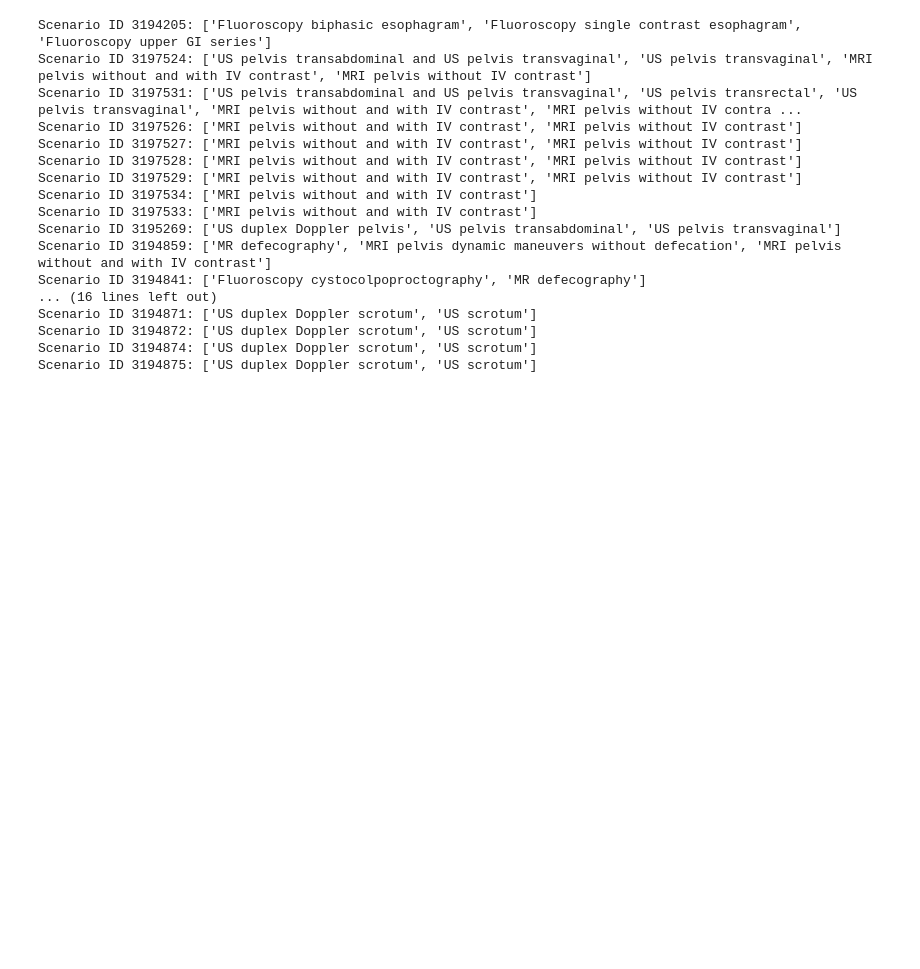
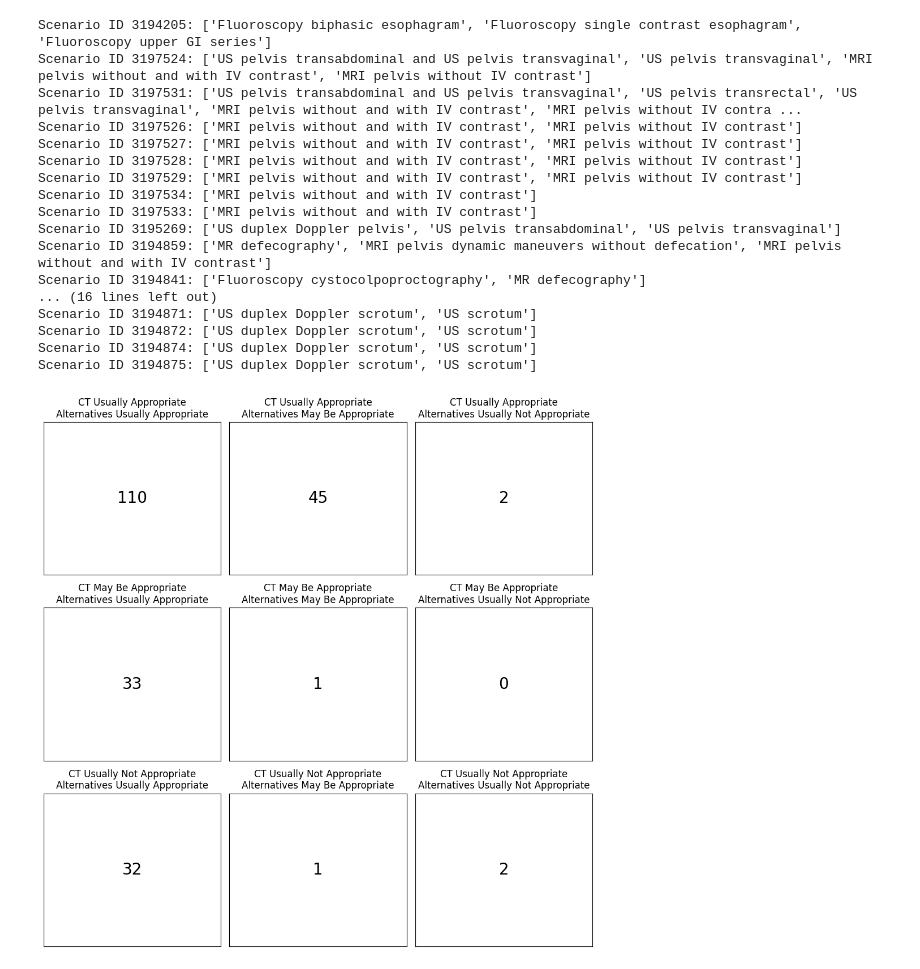
Before and after one commit to bsalexander/acr_analysis, a Jupyter notebook: analyze_categories.ipynb, the cells around one changed output. Saved outputs shown, nothing was run; the diff lists cells and outputs as text; code cells hidden in the pictures; blank space fills up the shorter version.

```diff
--- a/analyze_categories.ipynb
+++ b/analyze_categories.ipynb
@@ -345,6 +408,23 @@ for index, scenario in filtered_df.iterrows():
         (scenario_studies['appropriateness'] == 'Usually not appropriate')
     ]
     filtered_df.at[index, 'us_not_appropriate'] = len(us_inappropriate_studies) > 0
+
+    # Classify non-CT/MR/US studies
+
+    other_modality_studies = scenario_studies[
+        (~scenario_studies['procedure'].str.startswith('CT', na=False)) &
+        (~scenario_studies['procedure'].str.startswith('MR', na=False)) &
+        (~scenario_studies['procedure'].str.startswith('US', na=False))
+    ]
+    filtered_df.at[index, 'other_modality_usually_appropriate'] = len(
+        other_modality_studies[other_modality_studies['appropriateness'] == 'Usually appropriate']
+    ) > 0
+    filtered_df.at[index, 'other_modality_may_be_appropriate'] = len(
+        other_modality_studies[other_modality_studies['appropriateness'] == 'May be appropriate']
+    ) > 0
+    filtered_df.at[index, 'other_modality_not_appropriate'] = len(
+        other_modality_studies[other_modality_studies['appropriateness'] == 'Usually not appropriate']
+    ) > 0
 # %%
 
 filtered_df[['ct_usually_appropriate', 'other_usually_appropriate', 'ct_may_be_appropriate', 'other_may_be_appropriate', 'ct_not_appropriate', 'other_not_appropriate']].describe()
@@ -789,3 +869,47 @@ Scenario ID 3194871: ['US duplex Doppler scrotum', 'US scrotum']
 Scenario ID 3194872: ['US duplex Doppler scrotum', 'US scrotum']
 Scenario ID 3194874: ['US duplex Doppler scrotum', 'US scrotum']
 Scenario ID 3194875: ['US duplex Doppler scrotum', 'US scrotum']
+# %%
+import matplotlib.pyplot as plt
+
+# Count the number of scenarios in each category
+num_green_green = filtered_df['green-green'].sum()
+num_green_yellow = filtered_df['green-yellow'].sum()
+num_green_red = filtered_df['green-red'].sum()
+num_yellow_green = filtered_df['yellow-green'].sum()
+num_yellow_yellow = filtered_df['yellow-yellow'].sum()
+num_yellow_red = filtered_df['yellow-red'].sum()
+num_red_green = filtered_df['red-green'].sum()
+num_red_yellow = filtered_df['red-yellow'].sum()
+num_red_red = filtered_df['red-red'].sum()
+
+# Create a 3x3 grid
+fig, axes = plt.subplots(3, 3, figsize=(10, 10))
+
+# Row labels
+row_labels = ['CT Usually Appropriate', 'CT May Be Appropriate', 'CT Usually Not Appropriate']
+# Column labels
+col_labels = ['Alternatives Usually Appropriate', 'Alternatives May Be Appropriate', 'Alternatives Usually Not Appropriate']
+
+# Data for each cell
+data = [
+    [num_green_green, num_green_yellow, num_green_red],
+    [num_yellow_green, num_yellow_yellow, num_yellow_red],
+    [num_red_green, num_red_yellow, num_red_red]
+]
+
+# Plot each cell
+for i in range(3):
+    for j in range(3):
+        ax = axes[i, j]
+        ax.text(0.5, 0.5, str(data[i][j]), fontsize=20, ha='center', va='center')
+        ax.set_xlim(0, 1)
+        ax.set_ylim(0, 1)
+        ax.set_xticks([])
+        ax.set_yticks([])
+        ax.set_title(f'{row_labels[i]}\n{col_labels[j]}', fontsize=12)
+
+plt.tight_layout()
+plt.show()
+# %% [output]
+[figure, added]
```
Also changed, not shown: parts of 5 cells of this notebook.
